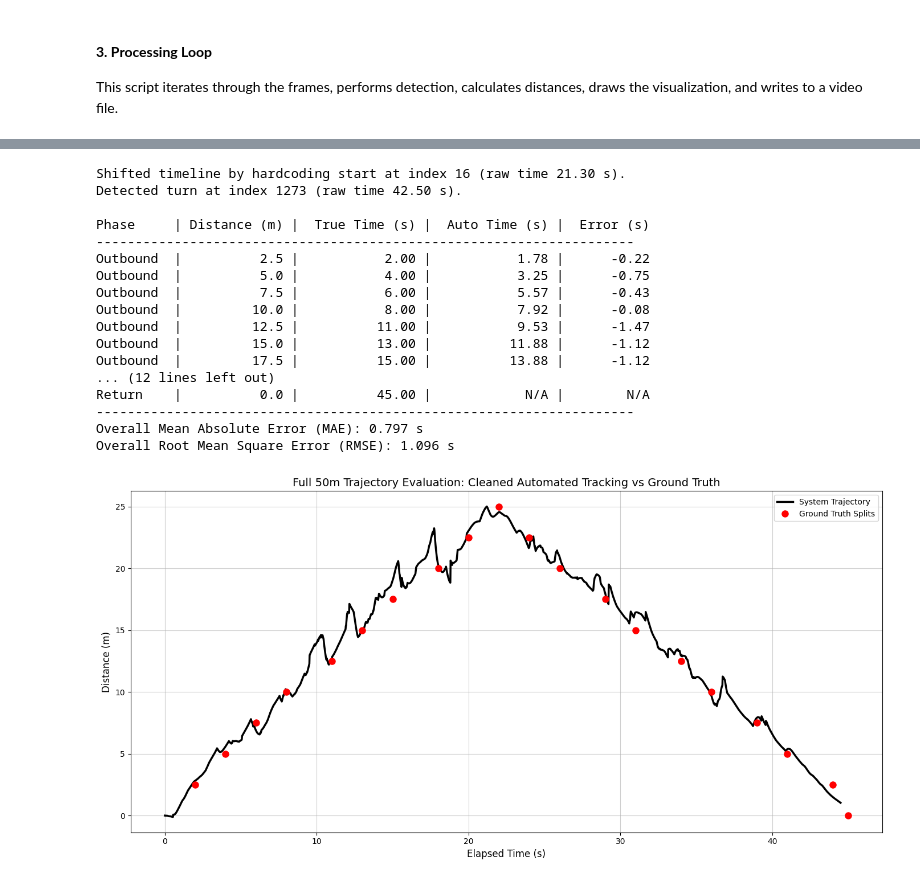
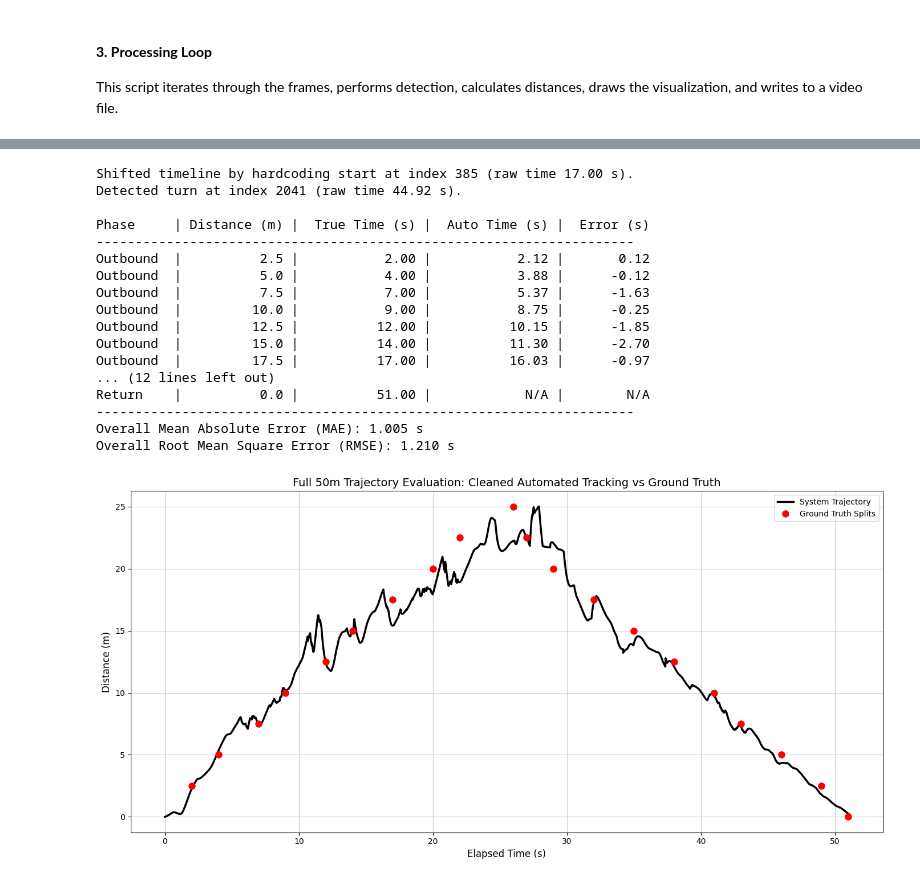
Before and after one commit to funtimezallaround/FYP, a Jupyter notebook: video_seq_processing_with_vitpose.ipynb, the cells around one changed output, grey strips where cells are left out. Drawn from its saved outputs; the diff is of its cells as text; code cells hidden in the pictures.

```diff
--- a/video_seq_processing_with_vitpose.ipynb
+++ b/video_seq_processing_with_vitpose.ipynb
@@ -21,14 +21,14 @@ We will process 60 frames starting from a specific index.
 # Configuration
 YOLO_MARKER_MODEL_PATH = "runs/detect/runs/detect/marker_detector/weights/best.pt"
 YOLO_PERSON_MODEL_PATH = "yolov8s.pt" # Standard person detection
-FRAMES_DIR = "frames/under/Bottom_Freestyle_P035/"
+FRAMES_DIR = "frames/under/Bottom_Breaststroke_P035/"
 START_FRAME_IDX = 0
 NUM_FRAMES = -1  # Set to -1 to process all frames
 FPS = 60  # Frames per second for the output video
 
 MARKER_REAL_DIST_M = 2.5
 YOLO_CONF = 0.3 # down from 0.7
-OUTPUT_VIDEO_PATH = "output/ego_motion_freestyle_p035.mp4"
+OUTPUT_VIDEO_PATH = "output/ego_motion_breaststroke_p035.mp4"
 
 # Load Models
 marker_model = YOLO(YOLO_MARKER_MODEL_PATH)
@@ -129,6 +129,8 @@ for b in range(0, len(frame_paths), BATCH_SIZE):
         swimmer_centroid = None
         swimmer_lwrist = None
         swimmer_rwrist = None
+        swimmer_lshoulder = None
+        swimmer_rshoulder = None
         swimmer_hbox     = None
         swimmer_kpts     = None
         swimmer_kpt_scores = None
@@ -200,6 +202,13 @@ for b in range(0, len(frame_paths), BATCH_SIZE):
                         swimmer_lwrist = tuple(kpts[9])
                     if scores[10] > 0.3:
                         swimmer_rwrist = tuple(kpts[10])
+
+                # Check for shoulders (5: left shoulder, 6: right shoulder)
+                if len(kpts) > 6:
+                    if scores[5] > 0.3:
+                        swimmer_lshoulder = tuple(kpts[5])
+                    if scores[6] > 0.3:
+                        swimmer_rshoulder = tuple(kpts[6])
 
         # -----------------------------
         # EGO-MOTION ASSUMPTION LOGIC
@@ -331,7 +340,16 @@ for b in range(0, len(frame_paths), BATCH_SIZE):
                 "lwrist_pos_m": float(lwrist_pos_m) if not np.isnan(lwrist_pos_m) else None,
                 "rwrist_pos_m": float(rwrist_pos_m) if not np.isnan(rwrist_pos_m) else None,
                 "px_per_m": float(px_per_m),
-                "selection_mode": "auto"
+                "selection_mode": "auto",
+
+                "lwrist_x": swimmer_lwrist[0] if swimmer_lwrist else None,
+                "lwrist_y": swimmer_lwrist[1] if swimmer_lwrist else None,
+                "rwrist_x": swimmer_rwrist[0] if swimmer_rwrist else None,
+                "rwrist_y": swimmer_rwrist[1] if swimmer_rwrist else None,
+                "lshoulder_x": swimmer_lshoulder[0] if swimmer_lshoulder else None,
+                "lshoulder_y": swimmer_lshoulder[1] if swimmer_lshoulder else None,
+                "rshoulder_x": swimmer_rshoulder[0] if swimmer_rshoulder else None,
+                "rshoulder_y": swimmer_rshoulder[1] if swimmer_rshoulder else None
             })
 
             # Visualize Swimmer Data
@@ -805,20 +1228,20 @@ Post-processing summary (Loop Closure & Smoothing)
 import numpy as np
 import matplotlib.pyplot as plt
 
-# 1. Setup Raw Ground Truth Data (Normalized to Start=0s):
+# 1. Hardcode the True Start Time (17.0s video offset):
+start_time_video = 17.0
+start_idx = np.argmin(np.abs(times_f - start_time_video))
+
+# 2. Setup Raw Ground Truth Data (Normalized to Start=0s):
 # Outbound: 2.5m to 25.0m
-true_outbound_times = np.array([23, 25, 27, 29, 32, 34, 36, 39, 41, 43]) - 21.0
+true_outbound_times = np.array([19, 21, 24, 26, 29, 31, 34, 37, 39, 43]) - start_time_video
 outbound_dists = np.arange(2.5, 25.1, 2.5)
 
 # Return: 22.5m to 0.0m
-true_return_times = np.array([45, 47, 50, 52, 55, 57, 60, 62, 65, 66]) - 21.0
+true_return_times = np.array([44, 46, 49, 52, 55, 58, 60, 63, 66, 68]) - start_time_video
 return_dists = np.arange(22.5, -0.1, -2.5)
 
-# 2. Hardcode the True Start Time (21.0s video offset):
-start_time_video = 21.0
-start_idx = np.argmin(np.abs(times_f - start_time_video))
-
-# Shift timeline so 21.0s becomes 0.0s
+# Shift timeline so 17.0s becomes 0.0s
 synced_times = times_f - times_f[start_idx]
 
 # 3. Zero-Out the Ghost Drift:
@@ -896,43 +1319,43 @@ else:
     print("Could not calculate metrics (no splits reached).")
 
 # 6. Plot the Full 50m Trajectory vs Ground Truth:
 with plt.style.context("default"):
     fig, ax = plt.subplots(figsize=(14, 7))
 
     # Plot continuous system trajectory using final_pos
     ax.plot(synced_times[start_idx:], final_pos[start_idx:], '-', color='black', linewidth=2.5, label="System Trajectory")
 
     # Combine true times and distances
     all_true_times = np.concatenate([true_outbound_times, true_return_times])
     all_true_dists = np.concatenate([outbound_dists, return_dists])
 
     # Plot ground truth checkpoints
     ax.plot(all_true_times, all_true_dists, 'o', color='red', markersize=8, label="Ground Truth Splits", zorder=3)
 
     ax.set_xlabel("Elapsed Time (s)", fontsize=12)
     ax.set_ylabel("Distance (m)", fontsize=12)
     ax.set_title("Full 50m Trajectory Evaluation: Cleaned Automated Tracking vs Ground Truth", fontsize=14)
     ax.legend(fontsize=10)
     ax.grid(alpha=0.6)
 
     plt.tight_layout()
     plt.show()
 # %% [output]
-Shifted timeline by hardcoding start at index 16 (raw time 21.30 s).
-Detected turn at index 1273 (raw time 42.50 s).
+Shifted timeline by hardcoding start at index 385 (raw time 17.00 s).
+Detected turn at index 2041 (raw time 44.92 s).
 
 Phase     | Distance (m) |  True Time (s) |  Auto Time (s) |  Error (s)
 ---------------------------------------------------------------------
-Outbound  |          2.5 |           2.00 |           1.78 |      -0.22
-Outbound  |          5.0 |           4.00 |           3.25 |      -0.75
-Outbound  |          7.5 |           6.00 |           5.57 |      -0.43
-Outbound  |         10.0 |           8.00 |           7.92 |      -0.08
-Outbound  |         12.5 |          11.00 |           9.53 |      -1.47
-Outbound  |         15.0 |          13.00 |          11.88 |      -1.12
-Outbound  |         17.5 |          15.00 |          13.88 |      -1.12
+Outbound  |          2.5 |           2.00 |           2.12 |       0.12
+Outbound  |          5.0 |           4.00 |           3.88 |      -0.12
+Outbound  |          7.5 |           7.00 |           5.37 |      -1.63
+Outbound  |         10.0 |           9.00 |           8.75 |      -0.25
+Outbound  |         12.5 |          12.00 |          10.15 |      -1.85
+Outbound  |         15.0 |          14.00 |          11.30 |      -2.70
+Outbound  |         17.5 |          17.00 |          16.03 |      -0.97
 ... (12 lines left out)
-Return    |          0.0 |          45.00 |            N/A |        N/A
+Return    |          0.0 |          51.00 |            N/A |        N/A
 ---------------------------------------------------------------------
-Overall Mean Absolute Error (MAE): 0.797 s
-Overall Root Mean Square Error (RMSE): 1.096 s
+Overall Mean Absolute Error (MAE): 1.005 s
+Overall Root Mean Square Error (RMSE): 1.210 s
-[figure, old version]
+[figure, new version]
```
Also changed, not shown: parts of 8 cells of this notebook.
